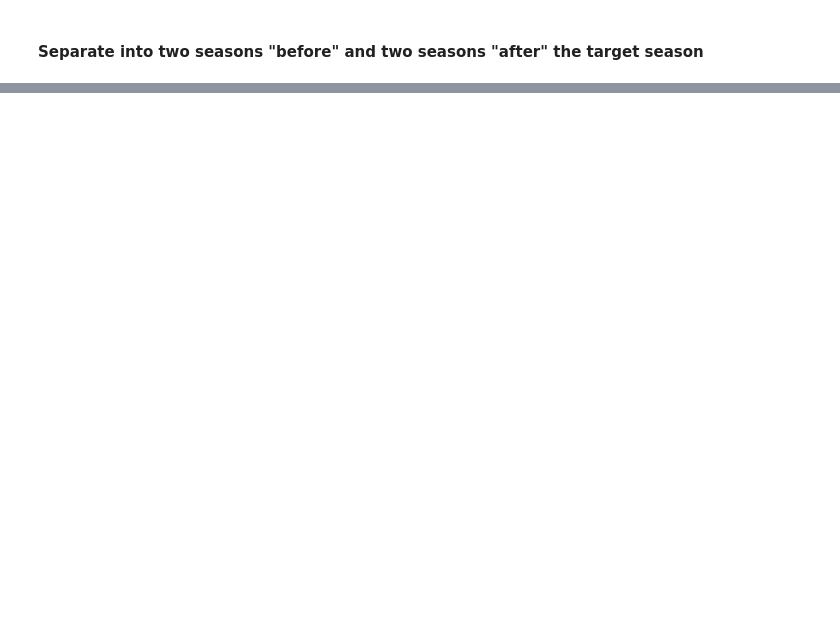
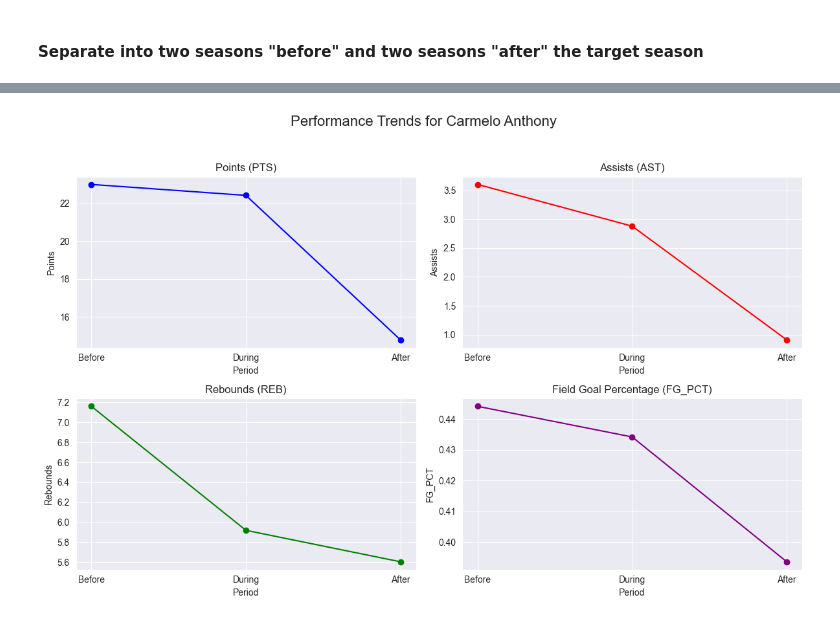
Before and after one commit to ChuanCheLin/NBA-Height-and-Weight-Analysis, a Jupyter notebook: offCourtImpactAnalysis.ipynb, the cells around one changed output, grey strips where cells are left out. Drawn from its saved outputs; the diff is of its cells as text; code cells hidden in the pictures; blank space fills up the shorter version.

```diff
--- a/offCourtImpactAnalysis.ipynb
+++ b/offCourtImpactAnalysis.ipynb
@@ -145,0 +289,4 @@ reference: https://www.complex.com/sports/a/aaron-mansfield/heres-how-gilbert-ar
+# %%
+plot_performance_trends("Carmelo Anthony", player_performance_summaries["Carmelo Anthony"])
+# %% [output]
+[figure, added]
```
Also changed, not shown: parts of 15 cells of this notebook.
